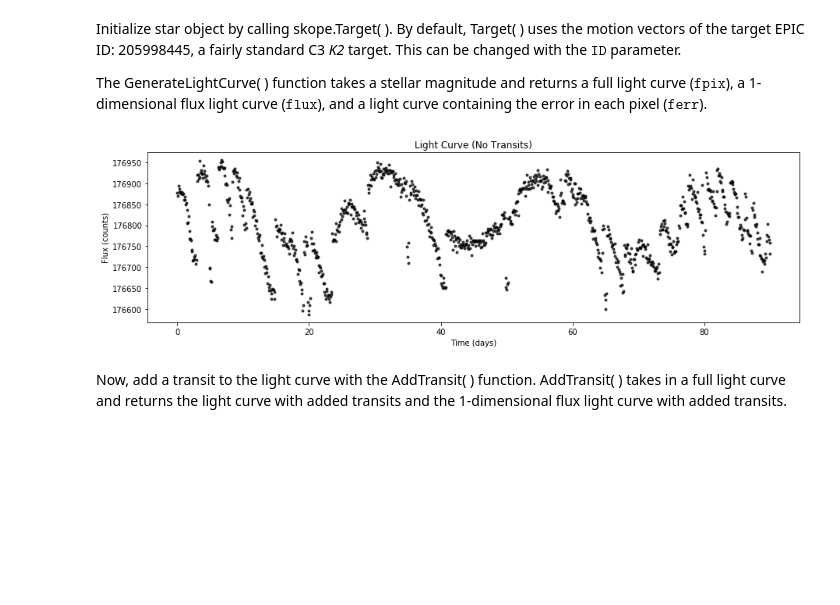
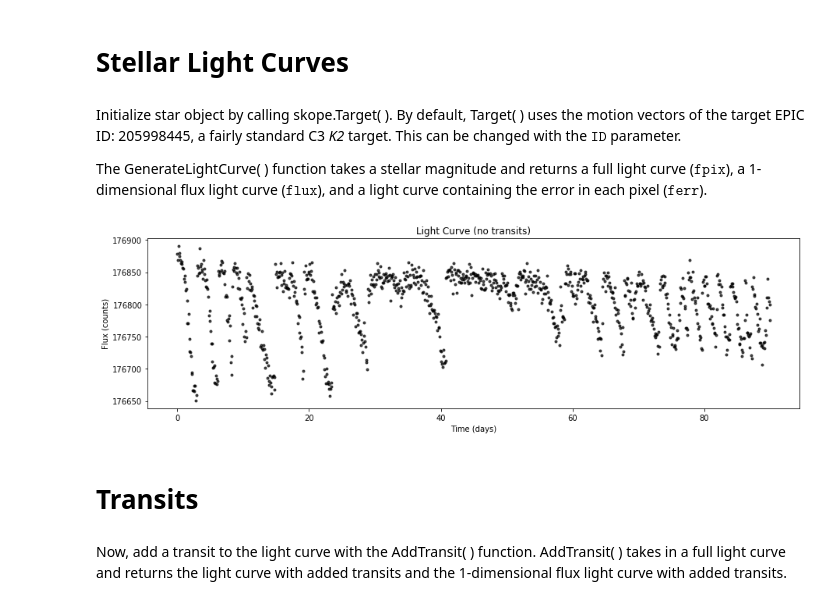
Before and after one commit to nksaunders/scope, a Jupyter notebook: Notebooks/Example.ipynb, the cells around one changed output. Saved outputs shown, nothing was run; the diff lists cells and outputs as text; code cells hidden in the pictures; blank space fills up the shorter version.

```diff
--- a/Notebooks/Example.ipynb
+++ b/Notebooks/Example.ipynb
@@ -3,21 +3,25 @@ import matplotlib.pyplot as pl
 import numpy as np
 import skope
 %matplotlib inline
+# %% [markdown]
+# Stellar Light Curves
 # %% [markdown]
 Initialize star object by calling skope.Target( ). By default, Target( ) uses the motion vectors of the target EPIC ID: 205998445, a fairly standard C3 *K2* target. This can be changed with the $\texttt{ID}$ parameter.
 
 The GenerateLightCurve( ) function takes a stellar magnitude and returns a full light curve ($\texttt{fpix}$), a 1-dimensional flux light curve ($\texttt{flux}$), and a light curve containing the error in each pixel ($\texttt{ferr}$).
 # %%
-star = skope.Target(variable=True, transit=True)
-fpix, flux, ferr = star.GenerateLightCurve(12.,ncadences=1000)
+star = skope.Target()
+fpix, flux, ferr = star.GenerateLightCurve(12.)
 # %%
 fig = pl.figure(figsize=(15,4));
 pl.plot(star.t,flux,'k.', alpha=.7);
-pl.title('Light Curve (No Transits)')
+pl.title('Light Curve (no transits)')
 pl.xlabel('Time (days)');
 pl.ylabel('Flux (counts)');
 # %% [output]
-[figure, old version]
+[figure, new version]
+# %% [markdown]
+# Transits
 # %% [markdown]
 Now, add a transit to the light curve with the AddTransit( ) function. AddTransit( ) takes in a full light curve and returns the light curve with added transits and the 1-dimensional flux light curve with added transits.
 # %%
```
Also changed, not shown: parts of 19 cells of this notebook.
